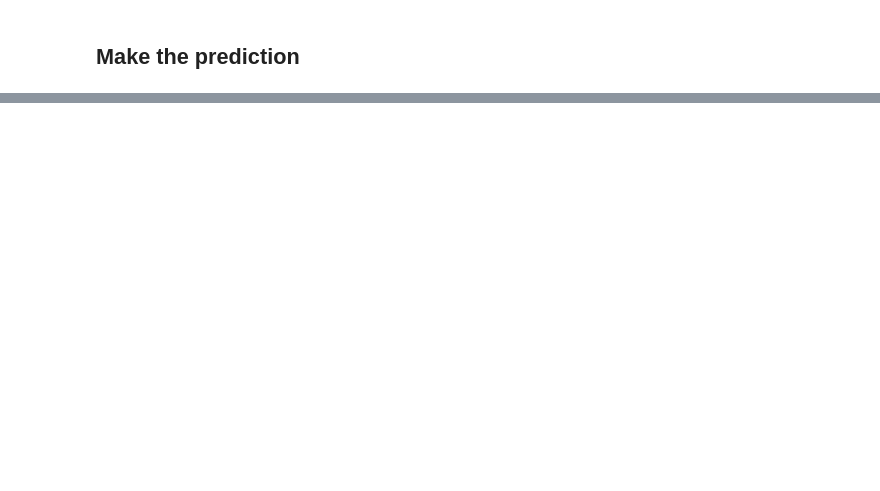
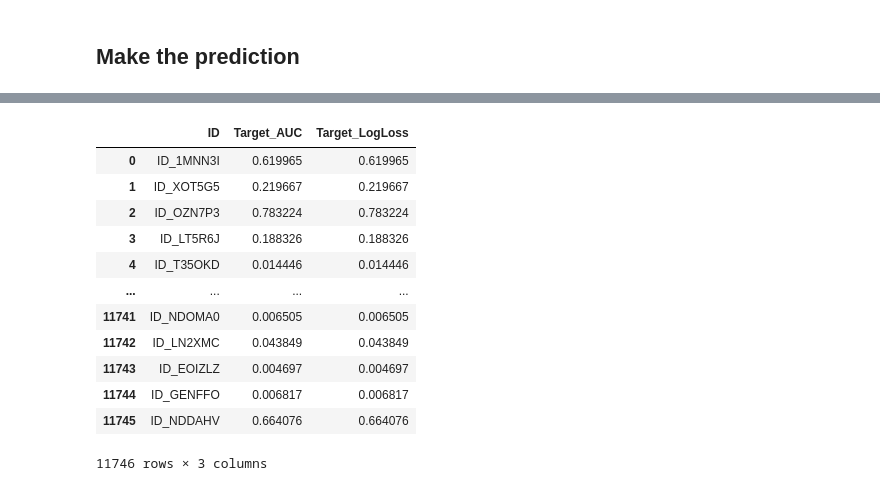
Before and after one commit to Princess-B-Kwaniya/data-science-digicow-hackathon, a Jupyter notebook: StarterNotebook.ipynb, the cells around one changed output, grey strips where cells are left out. Cells and saved outputs as stored; diff of their text form; code cells hidden in the pictures; blank space fills up the shorter version.

```diff
--- a/StarterNotebook.ipynb
+++ b/StarterNotebook.ipynb
@@ -29,7 +35,12 @@ train_df[target_col] = train_df[target_col].astype(int)
 # %%
 for c in [col for col in test_df.columns if col.endswith('date')]:
-    if c in test_df.columns:
-        test_df[c] = pd.to_datetime(test_df[c], errors='coerce')
+  if c in test_df.columns:
+    test_df[c] = pd.to_datetime(test_df[c], errors='coerce')
+
+
+for c in [col for col in test_df_.columns if col.endswith('date')]:
+  if c in test_df_.columns:
+    test_df_[c] = pd.to_datetime(test_df_[c], errors='coerce')
 # %%
 split_summary = pd.DataFrame({
     "set": ["train"],
@@ -60,7 +83,13 @@ feature_cols = base_features
 X_train = train_df[feature_cols]
 y_train = train_df[target_col]
 
-X_test = test_df[feature_cols]
+X_test  = test_df[feature_cols]
+
+
+X_train_ = train_df_[feature_cols]
+y_train_ = train_df_[target_col]
+
+X_test_  = test_df_[feature_cols]
 # %% [markdown]
 ## Make the prediction
 # %%
@@ -81,6 +110,24 @@ model = Pipeline(steps=[
 model.fit(X_train, y_train)
 y_pred_prob = model.predict_proba(X_test)[:, 1]
 y_pred = model.predict(X_test)
+# %%
+preprocess_ = ColumnTransformer(
+    transformers=[
+        ("cat", Pipeline(steps=[
+            ("imputer", SimpleImputer(strategy="most_frequent")),
+            ("ohe", OneHotEncoder(handle_unknown="ignore"))
+        ]), feature_cols)
+    ]
+)
+
+model_ = Pipeline(steps=[
+    ("preprocess", preprocess_),
+    ("clf", LogisticRegression(max_iter=3000, class_weight="balanced"))
+])
+
+model_.fit(X_train_, y_train_)
+y_pred_prob_ = model.predict_proba(X_test_)[:, 1]
+y_pred_ = model_.predict(X_test_)
 # %%
 y_pred
 # %% [output]
@@ -170,3 +279,19 @@ ss
+# %%
+ss_
+# %% [output]
+|  | ID | Target_AUC | Target_LogLoss |
+| 0 | ID_1MNN3I | 0.619965 | 0.619965 |
+| 1 | ID_XOT5G5 | 0.219667 | 0.219667 |
+| 2 | ID_OZN7P3 | 0.783224 | 0.783224 |
+| 3 | ID_LT5R6J | 0.188326 | 0.188326 |
+| 4 | ID_T35OKD | 0.014446 | 0.014446 |
+| ... | ... | ... | ... |
+| 11741 | ID_NDOMA0 | 0.006505 | 0.006505 |
+| 11742 | ID_LN2XMC | 0.043849 | 0.043849 |
+| 11743 | ID_EOIZLZ | 0.004697 | 0.004697 |
+| 11744 | ID_GENFFO | 0.006817 | 0.006817 |
+| 11745 | ID_NDDAHV | 0.664076 | 0.664076 |
+11746 rows × 3 columns
 # %%
 from sklearn.metrics import log_loss
 # %%
```
Also changed, not shown: parts of 18 cells of this notebook, 23 other files.
